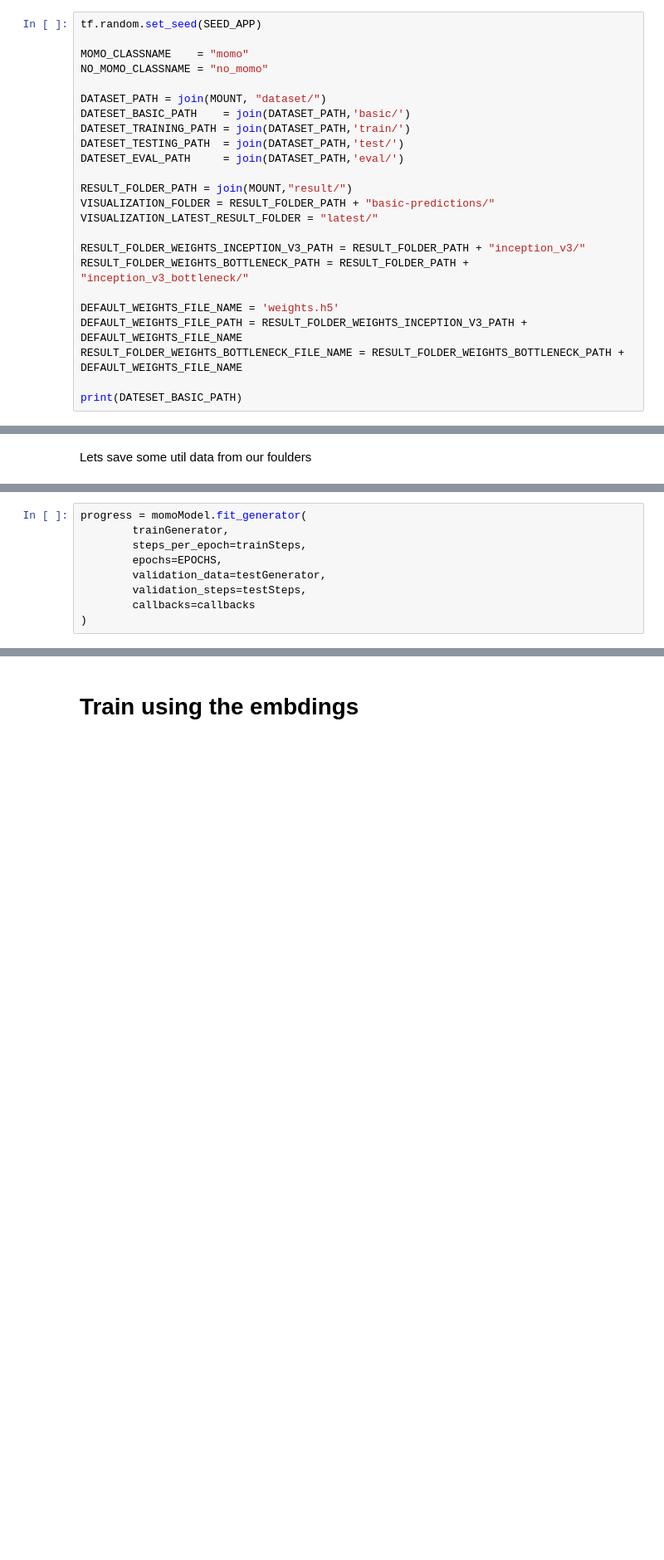
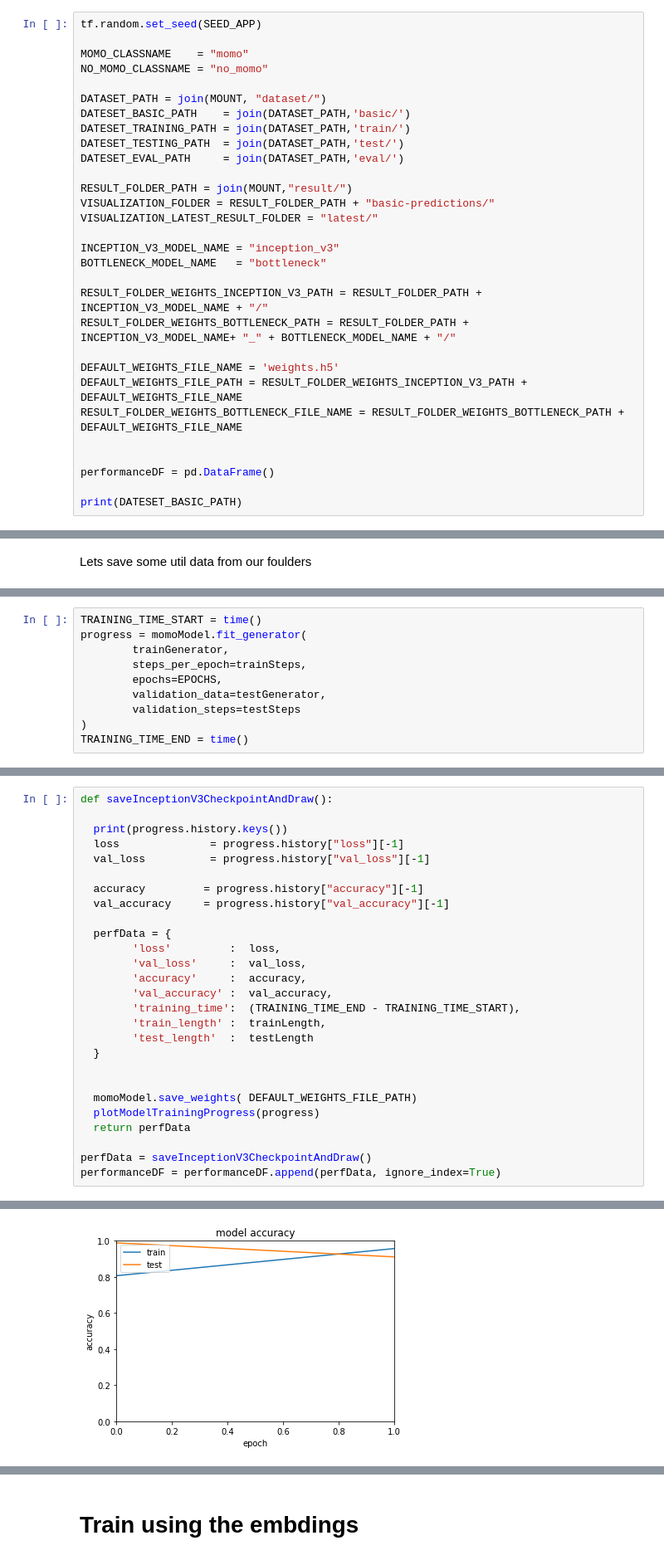
Before and after one commit to alphonse92/uruit-ml-momo-test, a Jupyter notebook: train.ipynb, the cells around one changed output, grey strips where cells are left out. Shown: that part at 83% size. Drawn from its saved outputs; the diff is of its cells as text; blank space fills up the shorter version.

```diff
--- a/train.ipynb
+++ b/train.ipynb
@@ -145,13 +131,19 @@ RESULT_FOLDER_PATH = join(MOUNT,"result/")
 VISUALIZATION_FOLDER = RESULT_FOLDER_PATH + "basic-predictions/"
 VISUALIZATION_LATEST_RESULT_FOLDER = "latest/"
 
-RESULT_FOLDER_WEIGHTS_INCEPTION_V3_PATH = RESULT_FOLDER_PATH + "inception_v3/"
-RESULT_FOLDER_WEIGHTS_BOTTLENECK_PATH = RESULT_FOLDER_PATH + "inception_v3_bottleneck/"
+INCEPTION_V3_MODEL_NAME = "inception_v3"
+BOTTLENECK_MODEL_NAME   = "bottleneck"
+
+RESULT_FOLDER_WEIGHTS_INCEPTION_V3_PATH = RESULT_FOLDER_PATH + INCEPTION_V3_MODEL_NAME + "/"
+RESULT_FOLDER_WEIGHTS_BOTTLENECK_PATH = RESULT_FOLDER_PATH +  INCEPTION_V3_MODEL_NAME+ "_" + BOTTLENECK_MODEL_NAME + "/"
 
 DEFAULT_WEIGHTS_FILE_NAME = 'weights.h5'
 DEFAULT_WEIGHTS_FILE_PATH = RESULT_FOLDER_WEIGHTS_INCEPTION_V3_PATH + DEFAULT_WEIGHTS_FILE_NAME
 RESULT_FOLDER_WEIGHTS_BOTTLENECK_FILE_NAME = RESULT_FOLDER_WEIGHTS_BOTTLENECK_PATH + DEFAULT_WEIGHTS_FILE_NAME
 
+
+performanceDF = pd.DataFrame()
+
 print(DATESET_BASIC_PATH)
 # %% [output]
 ./dataset/basic/
@@ -613,10 +549,11 @@ WARNING:tensorflow:`period` argument is deprecated. Please use `save_freq` to sp
 # %%
+TRAINING_TIME_START = time()
 progress = momoModel.fit_generator(
         trainGenerator,
         steps_per_epoch=trainSteps,
         epochs=EPOCHS,
         validation_data=testGenerator,
-        validation_steps=testSteps,
-        callbacks=callbacks
+        validation_steps=testSteps
 )
+TRAINING_TIME_END = time()
 # %% [output]
@@ -648,0 +577,28 @@ dict_keys(['loss', 'accuracy', 'val_loss', 'val_accuracy'])
+# %%
+def saveInceptionV3CheckpointAndDraw():
+
+  print(progress.history.keys())
+  loss              = progress.history["loss"][-1]
+  val_loss          = progress.history["val_loss"][-1]
+
+  accuracy         = progress.history["accuracy"][-1]
+  val_accuracy     = progress.history["val_accuracy"][-1]
+
+  perfData = {
+        'loss'         :  loss,
+        'val_loss'     :  val_loss,
+        'accuracy'     :  accuracy,
+        'val_accuracy' :  val_accuracy,
+        'training_time':  (TRAINING_TIME_END - TRAINING_TIME_START),
+        'train_length' :  trainLength,
+        'test_length'  :  testLength
+  }
+
+
+  momoModel.save_weights( DEFAULT_WEIGHTS_FILE_PATH)
+  plotModelTrainingProgress(progress)
+  return perfData
+
+perfData = saveInceptionV3CheckpointAndDraw()
+performanceDF = performanceDF.append(perfData, ignore_index=True)
+# %% [output]
@@ -648,0 +606 @@ dict_keys(['loss', 'accuracy', 'val_loss', 'val_accuracy'])
+[figure, added]
```
Also changed, not shown: parts of 25 cells of this notebook.
